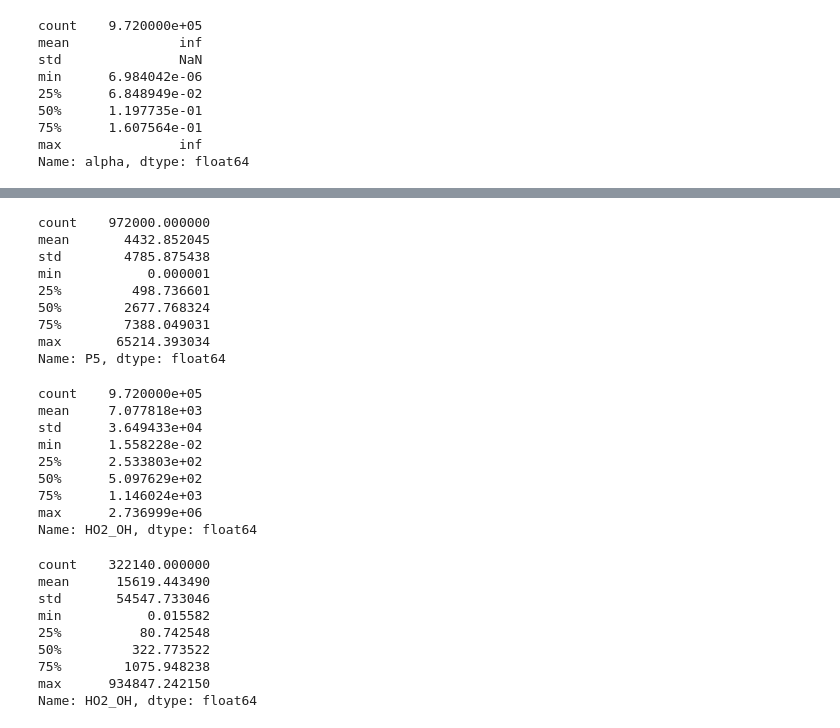
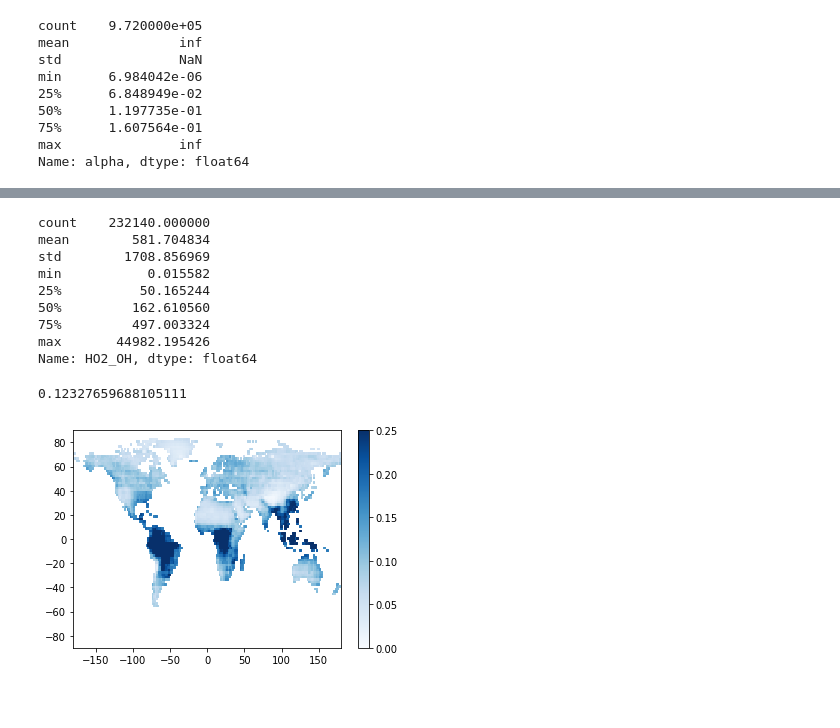
Before and after one commit to csuen27/ozone-budget, a Jupyter notebook: dissociated proportion.ipynb, the cells around one changed output, grey strips where cells are left out. Drawn from its saved outputs; the diff is of its cells as text; code cells hidden in the pictures; blank space fills up the shorter version.

```diff
--- a/dissociated proportion.ipynb
+++ b/dissociated proportion.ipynb
@@ -70,6 +70,7 @@ country = pd.read_csv('/Users/csuen/Desktop/PhD/Maps/country_province_state_2*2.
 rest = rest.merge(country, how = 'left', left_on = ['longitude','latitude'], right_on = ['longitude','latitude'])
 rest = rest.drop(['province','state'], axis=1)
 rest_land = rest.dropna()
+rest_land = rest_land[rest_land['latitude'] >= -60]
 # %%
 rest_land['PO₃̂'].mean(), rest_land['Pt_HO2_NO'].mean(), rest_land['Pt_CH3O2_NO'].mean(), rest_land['Pt_RO2_NO'].mean()
 # %% [output]
@@ -126,38 +86,32 @@ Name: P1, dtype: float64
-# %%
-rest['P5'] = rest['k_o3_ho2']*rest['ho2_mole']*rest['o3_mole']
-rest['P5'].describe()
-# %% [output]
-count    972000.000000
-mean       4432.852045
-std        4785.875438
-min           0.000001
-25%         498.736601
-50%        2677.768324
-75%        7388.049031
-max       65214.393034
-Name: P5, dtype: float64
-# %%
-rest['HO2_OH'] = rest['ho2_mole']/rest['oh_mole']
-rest['HO2_OH'].describe()
-# %% [output]
-count    9.720000e+05
-mean     7.077818e+03
-std      3.649433e+04
-min      1.558228e-02
-25%      2.533803e+02
-50%      5.097629e+02
-75%      1.146024e+03
-max      2.736999e+06
-Name: HO2_OH, dtype: float64
 # %%
 rest_land['HO2_OH'].describe()
 # %% [output]
-count    322140.000000
-mean      15619.443490
-std       54547.733046
+count    232140.000000
+mean        581.704834
+std        1708.856969
 min           0.015582
-25%          80.742548
-50%         322.773522
-75%        1075.948238
-max      934847.242150
+25%          50.165244
+50%         162.610560
+75%         497.003324
+max       44982.195426
 Name: HO2_OH, dtype: float64
+# %%
+rest_land.replace([np.inf, -np.inf], 0, inplace=True)
+rest_land['alpha'].mean()
+# %% [output]
+0.12327659688105111
+# %%
+rest_land['loc'] = rest_land['longitude']*1000 + rest_land['latitude']
+rest_map = rest_land.groupby(['loc']).median()
+
+cm = plt.cm.get_cmap('Blues')
+x = rest_map['longitude']
+y = rest_map['latitude']
+z = rest_map['alpha']
+sc = plt.scatter(x, y, c=z, marker="s", vmin=0, vmax=0.25, s=3, cmap=cm)
+plt.xlim([-180, 180])
+plt.ylim([-90, 90])
+plt.colorbar(sc)
+plt.show()
+# %% [output]
+[figure, added]
```
Also changed, not shown: parts of 7 cells of this notebook.
